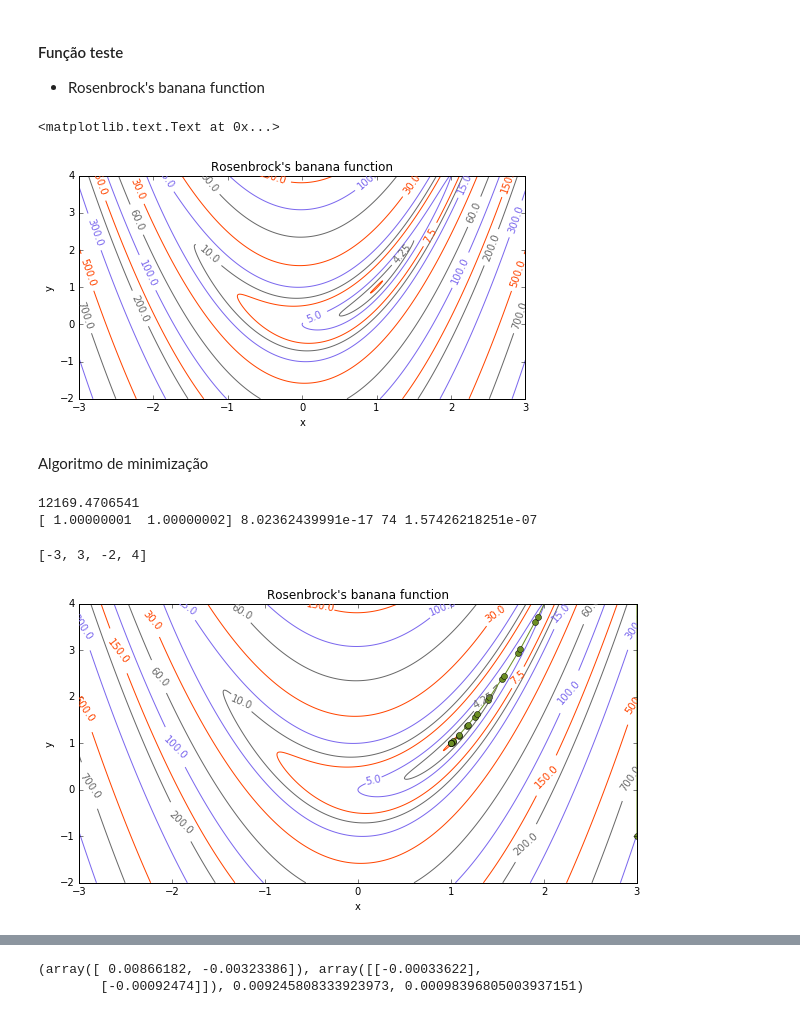
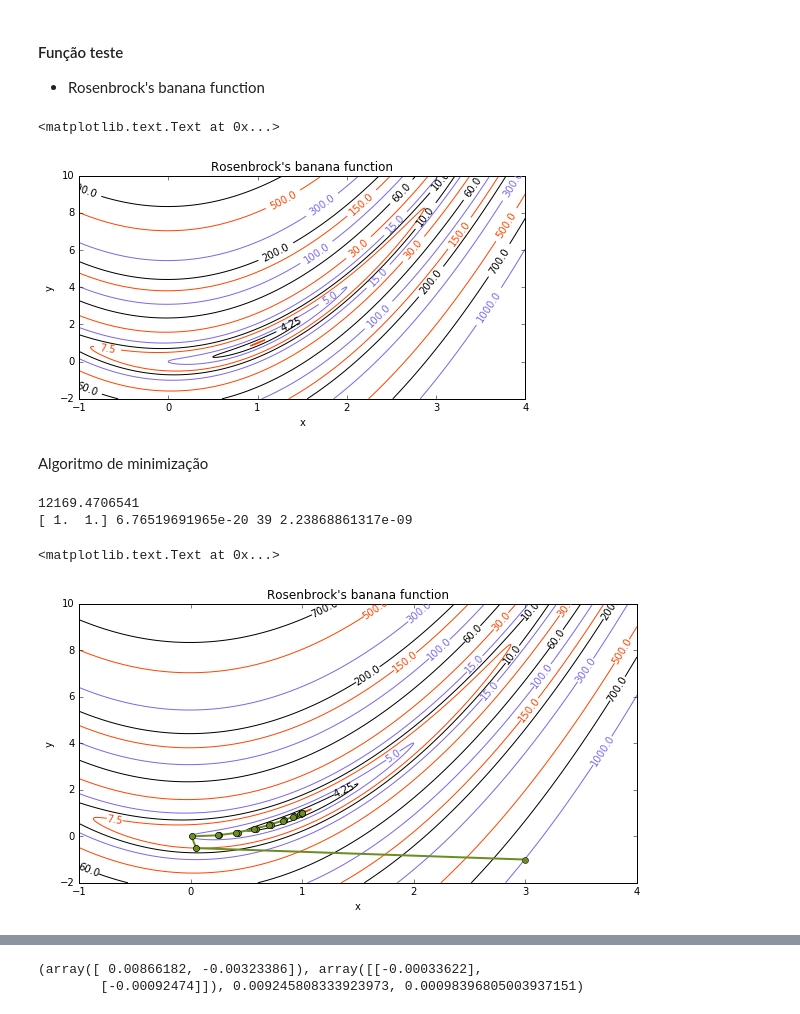
Before and after one commit to julionaojulho/machine-learning, a Jupyter notebook: optimization-Copy1.ipynb, the cells around one changed output, grey strips where cells are left out. Saved outputs shown, nothing was run; the diff lists cells and outputs as text; code cells hidden in the pictures.

```diff
--- a/optimization-Copy1.ipynb
+++ b/optimization-Copy1.ipynb
@@ -102,75 +101,74 @@ def step(x0,d,inc=1e-6):
 
 * Rosenbrock's banana function
 # %%
-xx = np.linspace(-3,3,1000)
-yy = np.linspace(-2,4,1000)
+xx = np.linspace(-1,4,1000)
+yy = np.linspace(-2,10,1000)
 x1,x2 = np.meshgrid(xx,yy)
 Z = 10*x1**4 - x2*20*x1**2 +\
            10*x2**2 + x1**2 -2*x1 + 5
 
 levels = [4.007,4.25,5,7.5,10,15,30,60,100,150,
           200,300,500,700,1000]
-cors = ('#FF4500','#696969','#7B68EE')*5
+cors = ('#FF4500','#000000','#7B68EE')*5
 plt.figure(figsize=(8,4))
 cp = plt.contour(x1,x2,Z,levels,colors=cors)
 forms = {i:str(i) for i in cp.levels}
 plt.clabel(cp, inline=True,fontsize=10,fmt=forms)
 plt.xlabel('x')
 plt.ylabel('y')
 plt.title("Rosenbrock's banana function")
 # %% [output]
 <matplotlib.text.Text at 0x...>
-[figure, old version]
+[figure, new version]
 # %% [markdown]
 Algoritmo de minimização
 # %%
 epsilon = 1e-6
 x0 = [3,-1]
-f,df,d2f = func(x0), grad(x0), hess(x0)#np.eye(2)
+f,df,d2f = func(x0), grad(x0), 10*np.eye(2)
 print(np.linalg.norm(df))
 x = x0
 i = 0
 xp,yp,fp = [x0[0]], [x0[1]], [f]
 d = direction(x,1,d2f=d2f)[0]
-d1,d2 = [d[0]],[d[1]]
-inc = 0.0005
+inc = 0.5
 a = step(x,d,inc)
+d1,d2 = [],[]#[a*d[0]],[a*d[1]]
 
-while np.linalg.norm(df) > epsilon and i < 3000:
-    if func(x + a*d) <= f:
-        x += a*d
-        f,df = func(x), grad(x)
-        a = step(x,d,inc)
-    else:
-        d = direction(x,1,a,d2f=d2f)[0]
-        #print(np.dot(d,df)<-0.05*np.linalg.norm(df)*np.linalg.norm(d),'\n')
-        #print(np.linalg.norm(df)*0.001 < np.linalg.norm(d))
-        d1.append(d[0]),d2.append(d[1])
-        xp.append(x[0]),yp.append(x[1])
-        d2f = hess_num(x,df,a,d,d2f)
+while np.linalg.norm(df) > epsilon and i < 500:
     if np.linalg.norm(df) == 0 and all(np.linalg.eigvals(d2f) > 0):
         print('x é minimizador')
         break
-    a = step(x,d,inc)
+    elif func(x + a*d) <= f:
+        while func(x + a*d) <= f:
+            dx = a*d
+            x += dx
+            f,df = func(x), grad(x)
+            a = step(x,d,inc)
+    else:
+        #print(np.dot(d,df)<-0.05*np.linalg.norm(df)*np.linalg.norm(d),'\n')
+        #print(np.linalg.norm(df)*0.001 < np.linalg.norm(d))
+        d = direction(x,1,a,d2f=d2f)[0]
+        d2f = hess_num(x,df,a,d,d2f)
+        a = step(x,d,inc)
+    d1.append(dx[0]),d2.append(dx[1])
+    xp.append(x[0]),yp.append(x[1])
     i += 1
 print(x,f,i,np.linalg.norm(df))
-
+#xp,yp = np.array(xp),np.array(yp)
+#d1,d2 = np.array(d1),np.array(d2)
 plt.figure(figsize=(10,5))
 cp = plt.contour(x1,x2,Z,levels,colors=cors)
 plt.plot(xp,yp,color='#6B8E23',marker='o',
-         ls='-',mfc='#6B8E23')
-#plt.quiver(x0[0],x0[1],grad(x0)[0],grad(x0)[1])
-#plt.quiver(x[0],x[1],grad(x)[0],grad(x)[1])
-#plt.quiver(xp,yp,d1,d2,color='None',linewidths=(1,),edgecolors=('k'))
-#plt.quiver(xp,yp,dfp1,dfp2,color='None',linewidths=(1,),edgecolors=('r'))
+         ls='-',mfc='#6B8E23',linewidth=2)
 plt.clabel(cp,cp.levels,rightside_up=True,inline_spacing=-1,
            fmt=forms,inline=True,fontsize=10)
 plt.xlabel('x')
 plt.ylabel('y')
 plt.title("Rosenbrock's banana function")
-plt.axis([-3,3,-2,4])
+#plt.axis([0,4,-2,10])
 # %% [output]
 12169.4706541
-[ 1.00000001  1.00000002] 8.02362439991e-17 74 1.57426218251e-07
+[ 1.  1.] 6.76519691965e-20 39 2.23868861317e-09
-[-3, 3, -2, 4]
+<matplotlib.text.Text at 0x...>
-[figure, old version]
+[figure, new version]
```
Also changed, not shown: parts of 5 cells of this notebook.
